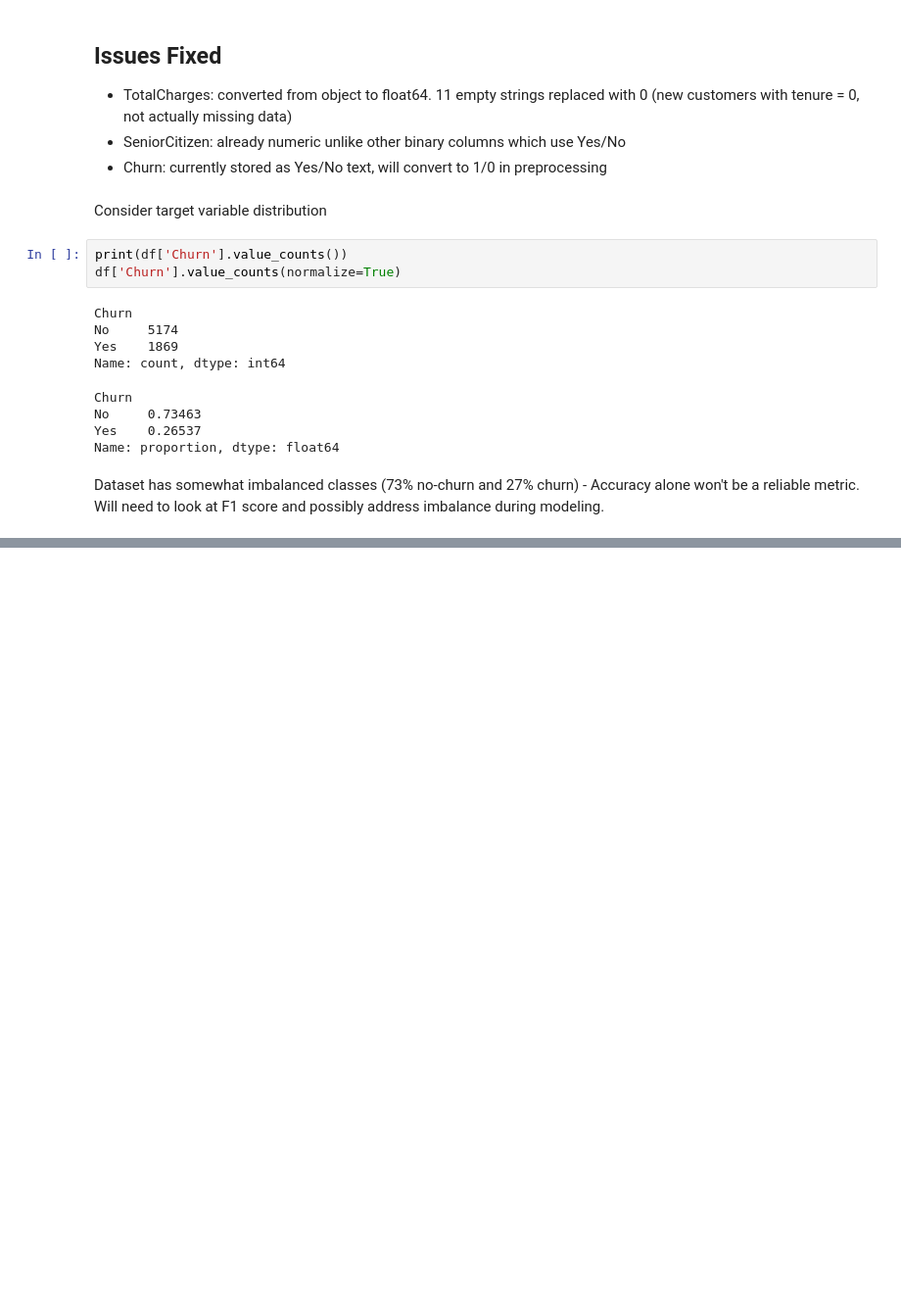
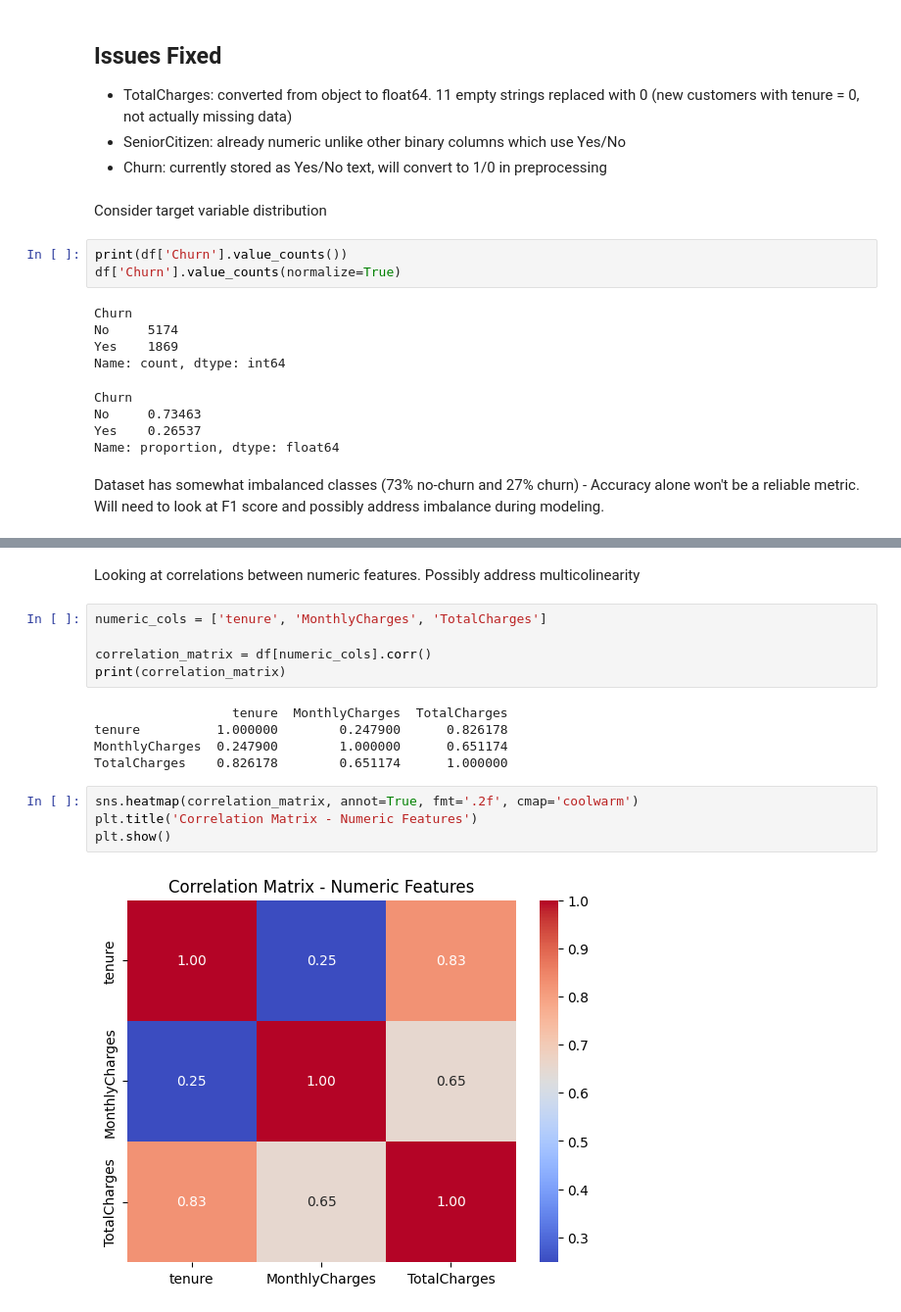
Before and after one commit to tyler-romans/customer-churn-prediction, a Jupyter notebook: Customer_Churn_Prediction.ipynb, the cells around one changed output, grey strips where cells are left out. Shown at 98% size. Saved outputs shown, nothing was run; the diff lists cells and outputs as text; blank space fills up the shorter version.

```diff
--- a/Customer_Churn_Prediction.ipynb
+++ b/Customer_Churn_Prediction.ipynb
@@ -152,0 +272,18 @@ array(['29.85', '1889.5', '108.15', '1840.75', '151.65', '820.5',
+# %% [markdown]
+Looking at correlations between numeric features. Possibly address multicolinearity
+# %%
+numeric_cols = ['tenure', 'MonthlyCharges', 'TotalCharges']
+
+correlation_matrix = df[numeric_cols].corr()
+print(correlation_matrix)
+# %% [output]
+                  tenure  MonthlyCharges  TotalCharges
+tenure          1.000000        0.247900      0.826178
+MonthlyCharges  0.247900        1.000000      0.651174
+TotalCharges    0.826178        0.651174      1.000000
+# %%
+sns.heatmap(correlation_matrix, annot=True, fmt='.2f', cmap='coolwarm')
+plt.title('Correlation Matrix - Numeric Features')
+plt.show()
+# %% [output]
+[figure, added]
```
Also changed, not shown: parts of 19 cells of this notebook.
